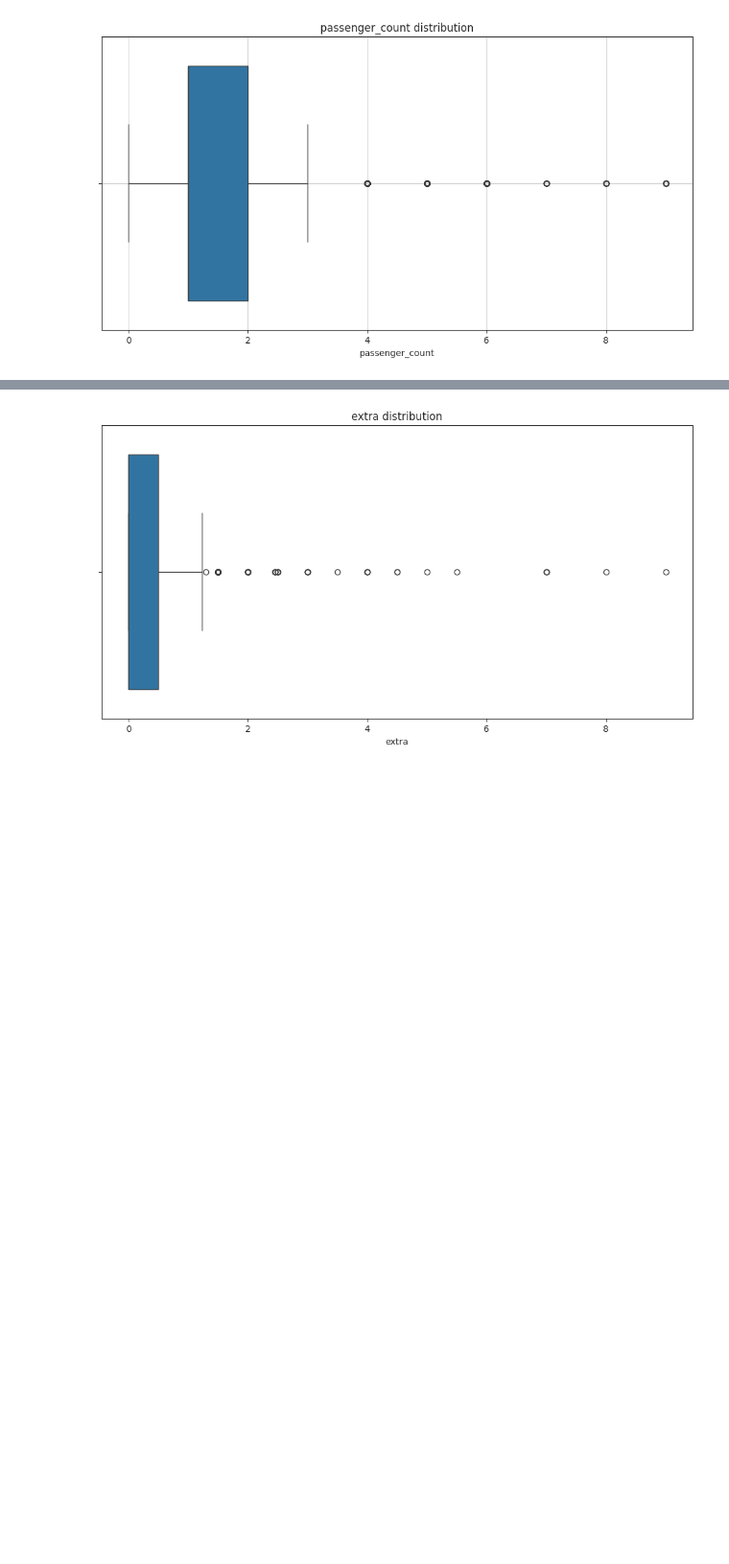
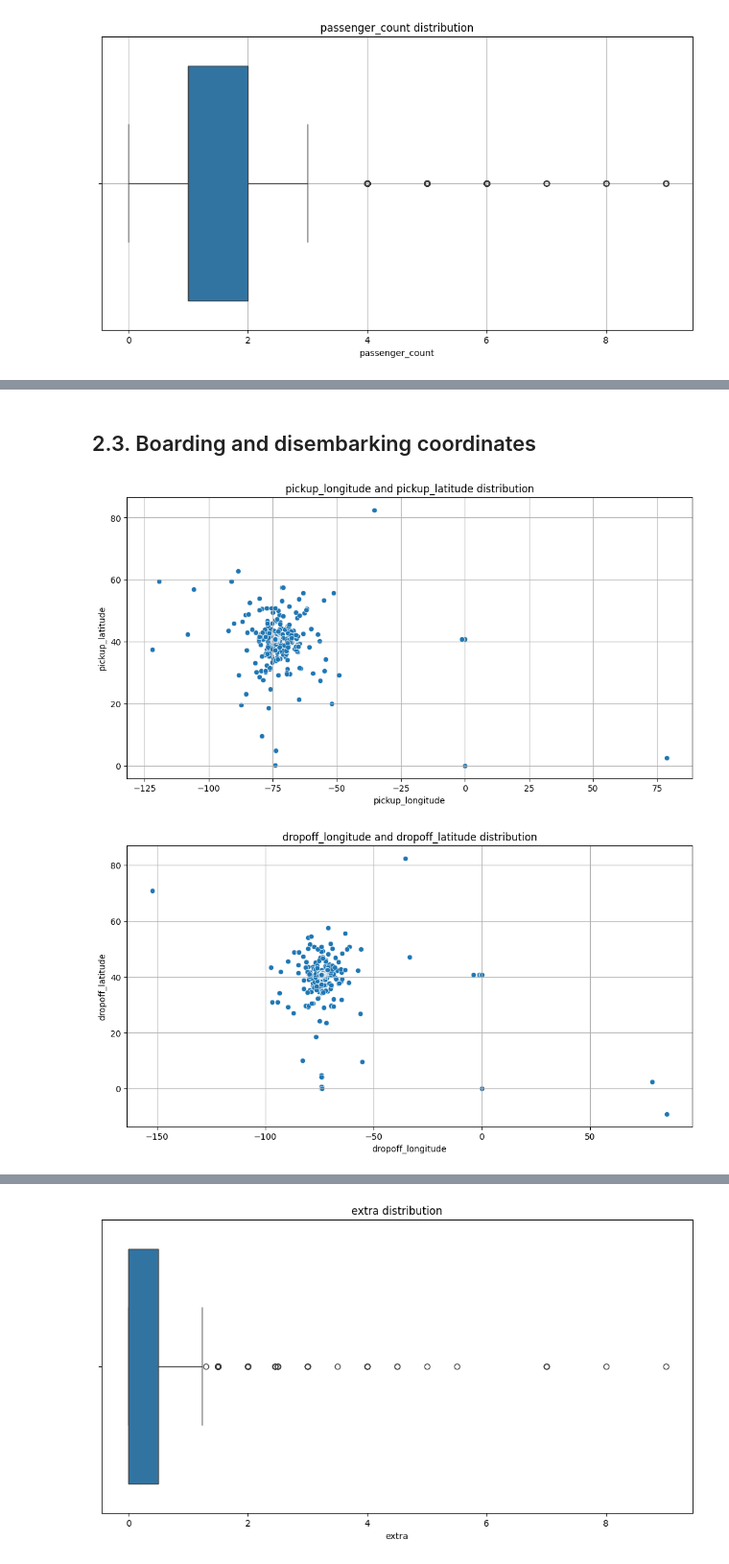
Before and after one commit to HugoBSantos/yellow-taxi-trip-data, a Jupyter notebook: notebooks/01_eda.ipynb, the cells around one changed output, grey strips where cells are left out. Shown at 96% size. Drawn from its saved outputs; the diff is of its cells as text; code cells hidden in the pictures; blank space fills up the shorter version.

```diff
--- a/notebooks/01_eda.ipynb
+++ b/notebooks/01_eda.ipynb
@@ -80,0 +113,22 @@ plt.show()
+# %% [markdown]
+## 2.3. Boarding and disembarking coordinates
+# %%
+for longitude, latitude in [
+    ("pickup_longitude", "pickup_latitude"),
+    ("dropoff_longitude", "dropoff_latitude")
+]:
+    df_coords = (
+        lf.filter(pl.col(longitude).is_between(-180, 180))
+        .filter(pl.col(latitude).is_between(-90, 90))
+        .select([longitude, latitude])
+        .collect()
+    )
+
+    plt.figure(figsize=(12,6))
+    sns.scatterplot(data=df_coords, x=longitude, y=latitude)
+    plt.title(f"{longitude} and {latitude} distribution")
+    plt.grid(True)
+    plt.show()
+# %% [output]
+[figure, added]
+[figure, added]
```
Also changed, not shown: parts of 20 cells of this notebook.
